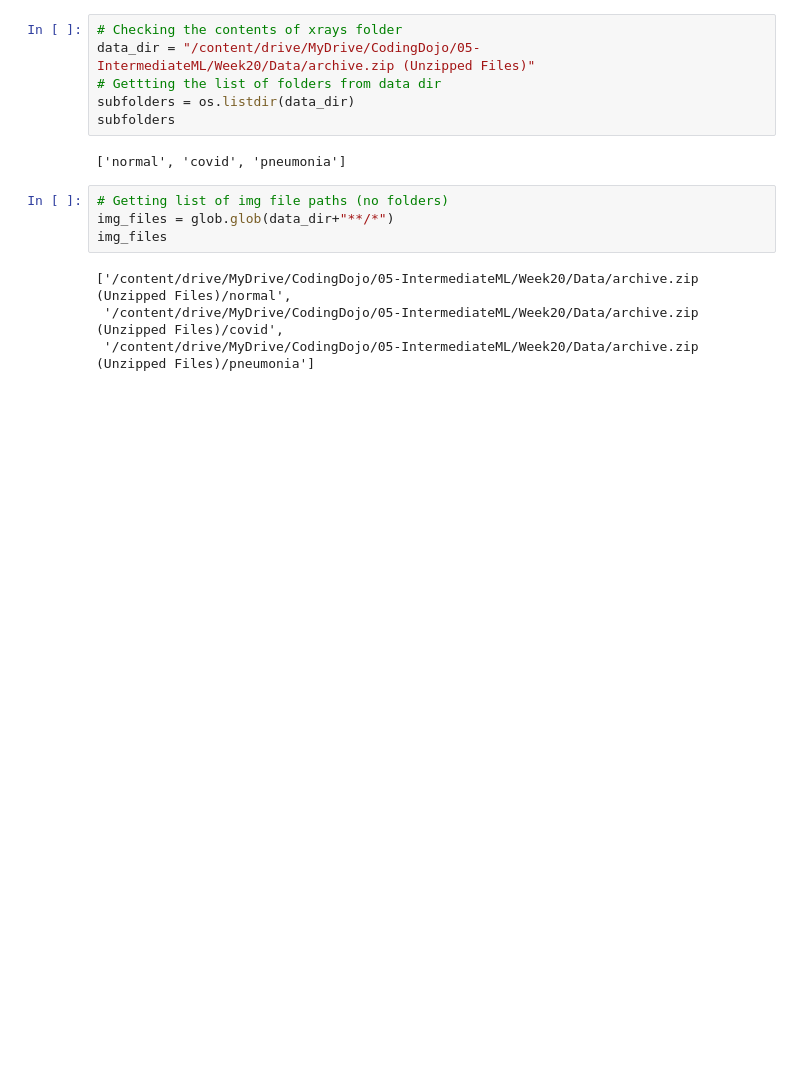
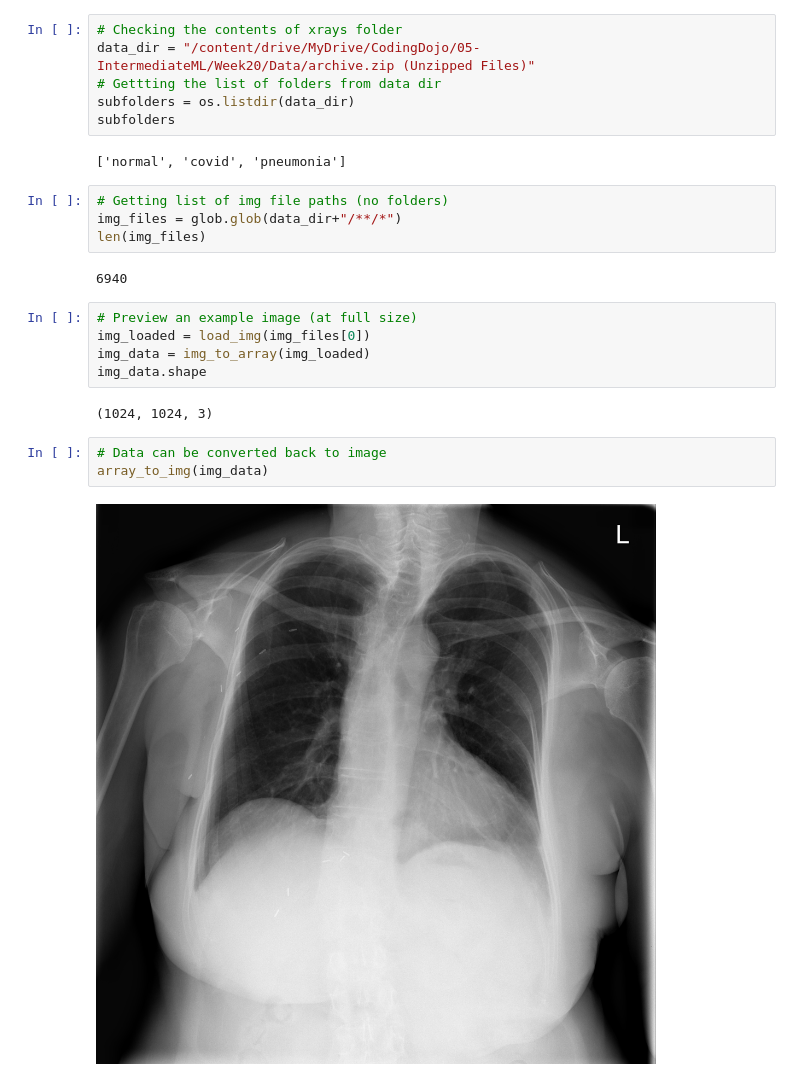
Before and after one commit to dimLMT/ML-assignment, a Jupyter notebook: Image_Classification_(Core).ipynb, the cells around one changed output. Cells and saved outputs as stored; diff of their text form; blank space fills up the shorter version.

```diff
--- a/Image_Classification_(Core).ipynb
+++ b/Image_Classification_(Core).ipynb
@@ -24,9 +20,19 @@ subfolders
 ['normal', 'covid', 'pneumonia']
 # %%
 # Getting list of img file paths (no folders)
-img_files = glob.glob(data_dir+"**/*")
-img_files
+img_files = glob.glob(data_dir+"/**/*")
+len(img_files)
 # %% [output]
-['/content/drive/MyDrive/CodingDojo/05-IntermediateML/Week20/Data/archive.zip (Unzipped Files)/normal',
- '/content/drive/MyDrive/CodingDojo/05-IntermediateML/Week20/Data/archive.zip (Unzipped Files)/covid',
- '/content/drive/MyDrive/CodingDojo/05-IntermediateML/Week20/Data/archive.zip (Unzipped Files)/pneumonia']
+6940
+# %%
+# Preview an example image (at full size)
+img_loaded = load_img(img_files[0])
+img_data = img_to_array(img_loaded)
+img_data.shape
+# %% [output]
+(1024, 1024, 3)
+# %%
+# Data can be converted back to image
+array_to_img(img_data)
+# %% [output]
+[figure, added]
```
Also changed, not shown: parts of 3 cells of this notebook.
